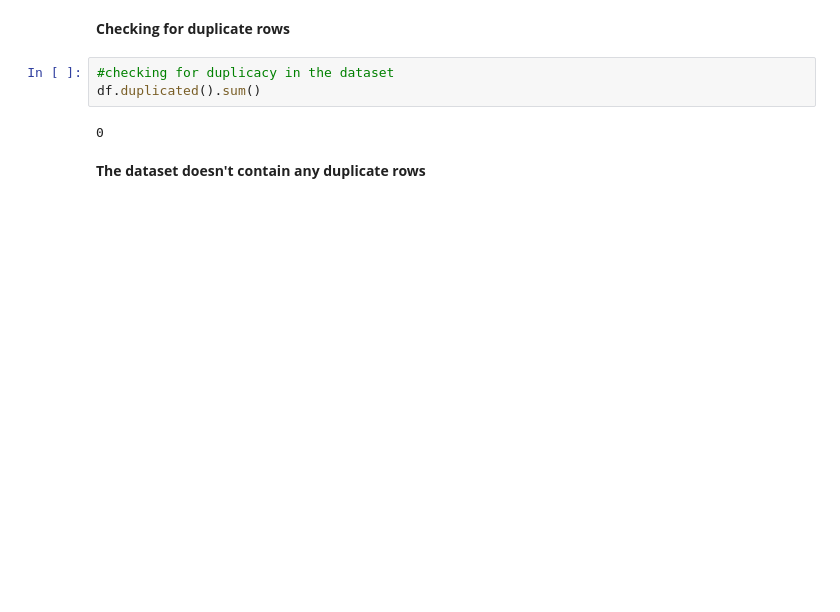
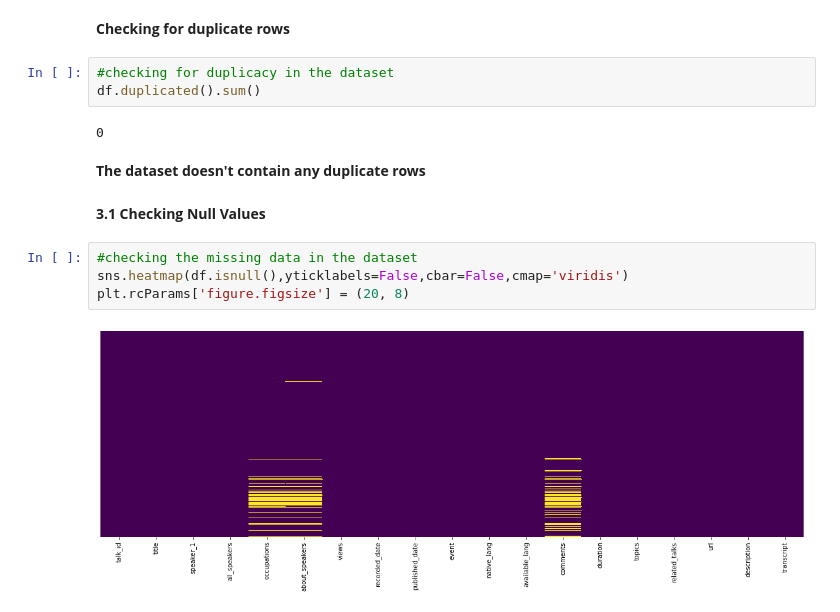
Before and after one commit to Shantanuh10/Ted-Talk-Views-Prediction-Project, a Jupyter notebook: Capstone_project_2_Ted_Talks.ipynb, the cells around one changed output. Drawn from its saved outputs; the diff is of its cells as text; blank space fills up the shorter version.

```diff
--- a/Capstone_project_2_Ted_Talks.ipynb
+++ b/Capstone_project_2_Ted_Talks.ipynb
@@ -203,3 +203,11 @@ df.duplicated().sum()
 0
 # %% [markdown]
 **The dataset doesn't contain any duplicate rows**
+# %% [markdown]
+**3.1 Checking Null Values**
+# %%
+#checking the missing data in the dataset
+sns.heatmap(df.isnull(),yticklabels=False,cbar=False,cmap='viridis')
+plt.rcParams['figure.figsize'] = (20, 8)
+# %% [output]
+[figure, added]
```
Also changed, not shown: parts of 7 cells of this notebook.
